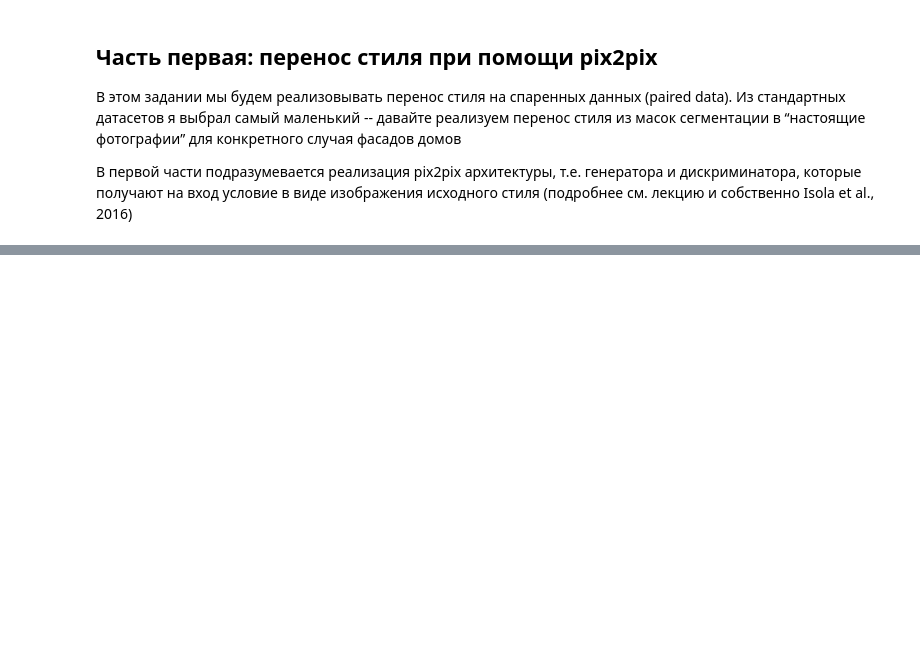
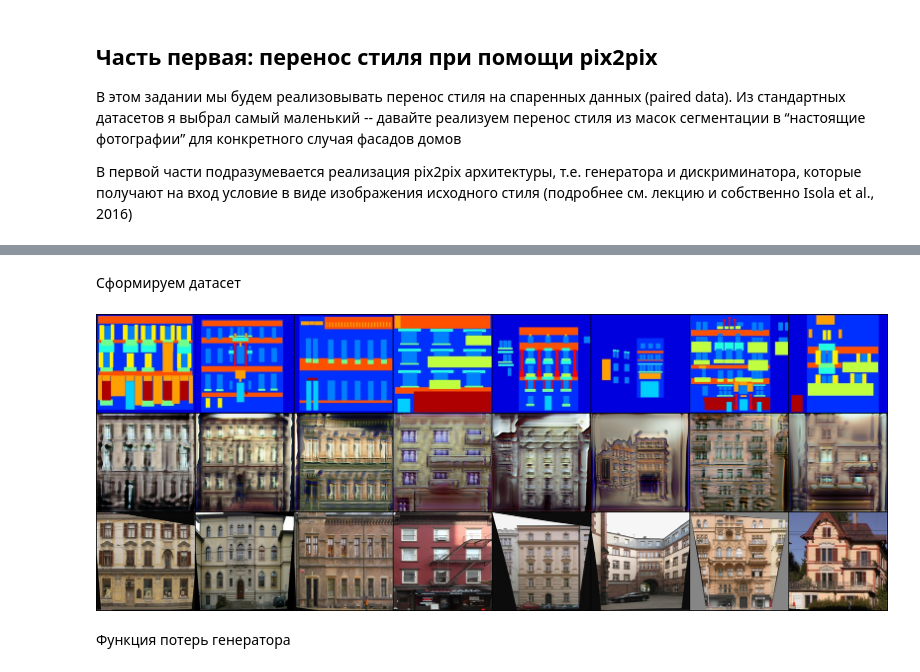
Before and after one commit to mivankin/DL_3_MADE-reinforcement-learning-, a Jupyter notebook: HW_3_GAN.ipynb, the cells around one changed output, grey strips where cells are left out. Saved outputs shown, nothing was run; the diff lists cells and outputs as text; code cells hidden in the pictures; blank space fills up the shorter version.

```diff
--- a/HW_3_GAN.ipynb
+++ b/HW_3_GAN.ipynb
@@ -63,9 +61,9 @@ class DefineUnet(nn.Module):
         self.enc3 = encoder_layer(filter_size * 2, filter_size * 4)
         self.enc4 = encoder_layer(filter_size * 4, filter_size * 8)
         self.enc5 = encoder_layer(filter_size * 8, filter_size * 8)
-        self.enc6 = encoder_layer(filter_size * 8, filter_size * 16)
+        self.enc6 = encoder_layer(filter_size * 8, filter_size * 8)
 
-        self.dec1 = decoder_layer(filter_size * 16 + filter_size * 8, filter_size * 8)
+        self.dec1 = decoder_layer(filter_size * 8 + filter_size * 8, filter_size * 8)
         self.dec2 = decoder_layer(filter_size * 8  + filter_size * 8, filter_size * 8)
         self.dec3 = decoder_layer(filter_size * 4 + filter_size * 8, filter_size * 4)
         self.dec4 = decoder_layer(filter_size * 4 + filter_size * 2, filter_size * 2)
@@ -123,6 +121,8 @@ class Discriminator(nn.Module):
         x = self.pooling(self.enc(out4)).squeeze(-1).squeeze(-1)
 
         return self.linear(x)
+# %% [markdown]
+Сформируем датасет
 # %%
 class Facades(torch.utils.data.Dataset):
     def __init__(self, root_dir):
@@ -140,20 +140,20 @@ class Facades(torch.utils.data.Dataset):
 train_dataset = Facades(root_dir='/kaggle/working/facades/train')
 train_dataloader = torch.utils.data.DataLoader(train_dataset, batch_size=8, shuffle=True)
 
-test_dataset = Facades(root_dir='/kaggle/working/facades/train')
+test_dataset = Facades(root_dir='/kaggle/working/facades/test')
 test_dataloader = torch.utils.data.DataLoader(test_dataset, batch_size=8, shuffle=False)
 # %%
 from tqdm.notebook import tqdm
 
-N_EPOCH = 20
+N_EPOCH = 30
 LR = 0.0002
 BETA = (0.5, 0.999)
 STEP = 200
 L1_LAMBDA = 100
-generator = DefineUnet().to(device)
+generator = DefineUnet().cuda()
 gen_optim = torch.optim.Adam(generator.parameters(), lr=LR, betas=BETA)
 gen_scheduler = torch.optim.lr_scheduler.StepLR(gen_optim, STEP)
-discriminator = Discriminator().to(device)
+discriminator = Discriminator().cuda()
 disc_optim = torch.optim.Adam(discriminator.parameters(), lr=LR, betas=BETA)
 disc_scheduler = torch.optim.lr_scheduler.StepLR(disc_optim, STEP)
 
@@ -162,8 +162,8 @@ disc_history = list()
 
 for i in tqdm(range(N_EPOCH)):
     for batch in train_dataloader:
-        batch[0] = batch[0].to(device)
-        batch[1] = batch[1].to(device)
+        batch[0] = batch[0].cuda()
+        batch[1] = batch[1].cuda()
 
         generator.eval()
         discriminator.train()
@@ -172,8 +172,8 @@ for i in tqdm(range(N_EPOCH)):
         real = discriminator(batch[0], batch[1])
 
         disc_optim.zero_grad()
-        preds_loss = F.cross_entropy(preds, torch.zeros(preds.shape[0]).long().to(device))
-        real_loss = F.cross_entropy(real, torch.ones(preds.shape[0]).long().to(device))
+        preds_loss = F.cross_entropy(preds, torch.zeros(preds.shape[0]).long().cuda())
+        real_loss = F.cross_entropy(real, torch.ones(preds.shape[0]).long().cuda())
 
         loss = 0.5 * (real_loss + preds_loss)
         loss.backward()
@@ -185,7 +185,7 @@ for i in tqdm(range(N_EPOCH)):
 
         new_image = generator(batch[0])
         preds = discriminator(batch[0], new_image)
-        loss = F.cross_entropy(preds, torch.ones(preds.shape[0]).long().to(device))
+        loss = F.cross_entropy(preds, torch.ones(preds.shape[0]).long().cuda())
         loss = loss + L1_LAMBDA * F.l1_loss(new_image, batch[1])
         gen_optim.zero_grad()
         loss.backward()
@@ -194,7 +194,20 @@ for i in tqdm(range(N_EPOCH)):
 
     gen_scheduler.step()
     disc_scheduler.step()
+# %%
+for batch in test_dataloader:
+    batch[0] = batch[0].cuda()
+    batch[1] = batch[1].cuda()
+
+    new_image = generator(batch[0]).cpu().detach()
+    image = torch.cat([batch[0].cpu(), new_image, batch[1].cpu()], dim=0)
+    display(transforms.ToPILImage()(utils.make_grid(image)))
+    break
+# %% [output]
+[figure, added]
 # %%
 import matplotlib.pyplot as plt
+# %% [markdown]
+Функция потерь генератора
 # %%
 plt.plot(gen_history)
```
Also changed, not shown: parts of 4 cells of this notebook.
